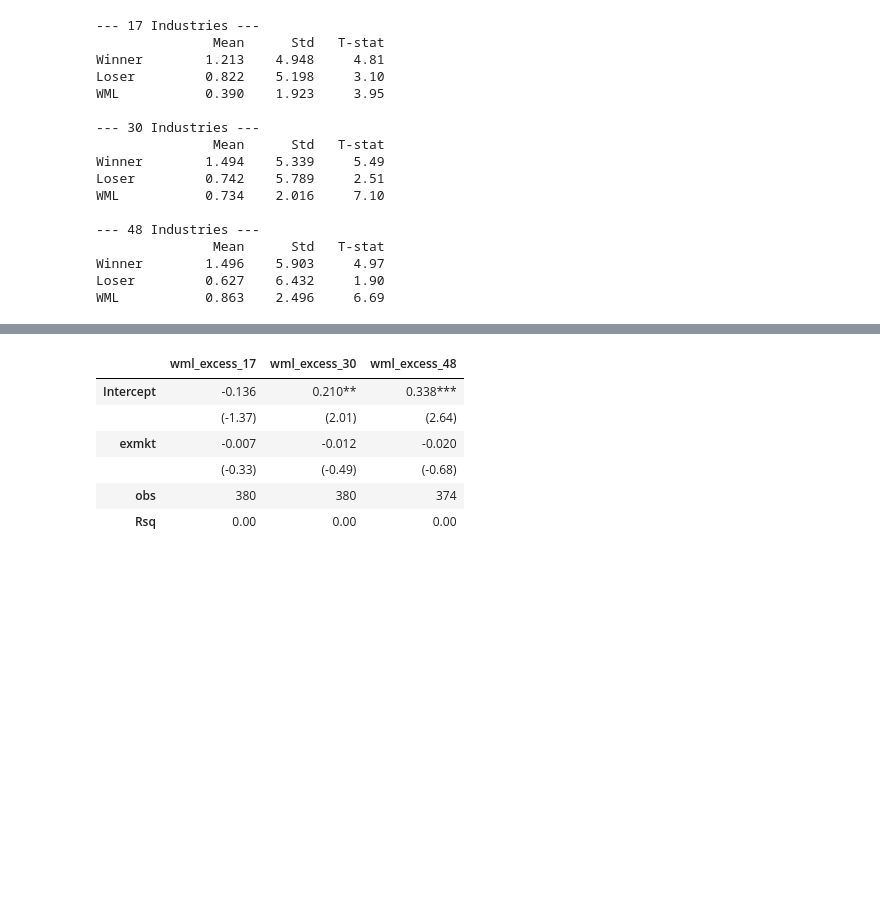
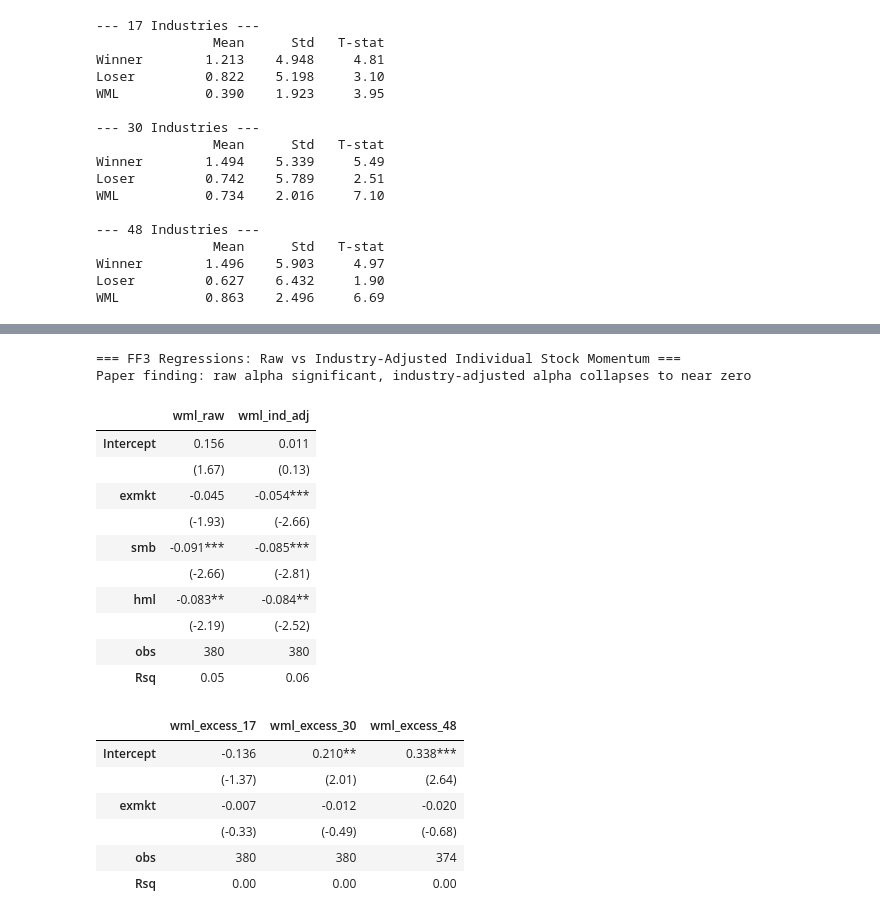
Before and after one commit to AndersNeuenschwander/moskowitz-industry-momentum, a Jupyter notebook: industry_momentum_replication.ipynb, the cells around one changed output, grey strips where cells are left out. Drawn from its saved outputs; the diff is of its cells as text; code cells hidden in the pictures; blank space fills up the shorter version.

```diff
--- a/anders_industry_momentum.ipynb
+++ b/industry_momentum_replication.ipynb
@@ -158,3 +457,26 @@ WML           0.863    2.496     6.69
+# %%
+# FF3 regressions
+# left column  = raw momentum       (expect: large significant alpha)
+# right column = industry-adjusted  (expect: alpha shrinks, shows industry explains momentum)
+print('=== FF3 Regressions: Raw vs Industry-Adjusted Individual Stock Momentum ===')
+print('Paper finding: raw alpha significant, industry-adjusted alpha collapses to near zero')
+reg_raw_ff3 = smf.ols('wml_raw     ~ 1 + exmkt + smb + hml', data=port_ff3).fit()
+reg_adj_ff3 = smf.ols('wml_ind_adj ~ 1 + exmkt + smb + hml', data=port_ff3).fit()
+Regtable([reg_raw_ff3, reg_adj_ff3], sig='coeff').render()
+# %% [output]
+=== FF3 Regressions: Raw vs Industry-Adjusted Individual Stock Momentum ===
+Paper finding: raw alpha significant, industry-adjusted alpha collapses to near zero
+|  | wml_raw | wml_ind_adj |
+| Intercept | 0.156 | 0.011 |
+|  | (1.67) | (0.13) |
+| exmkt | -0.045 | -0.054*** |
+|  | (-1.93) | (-2.66) |
+| smb | -0.091*** | -0.085*** |
+|  | (-2.66) | (-2.81) |
+| hml | -0.083** | -0.084** |
+|  | (-2.19) | (-2.52) |
+| obs | 380 | 380 |
+| Rsq | 0.05 | 0.06 |
 # %%
 # merge each wml series with the factor data on date
 
```
Also changed, not shown: parts of 6 cells of this notebook, 4 other files.
